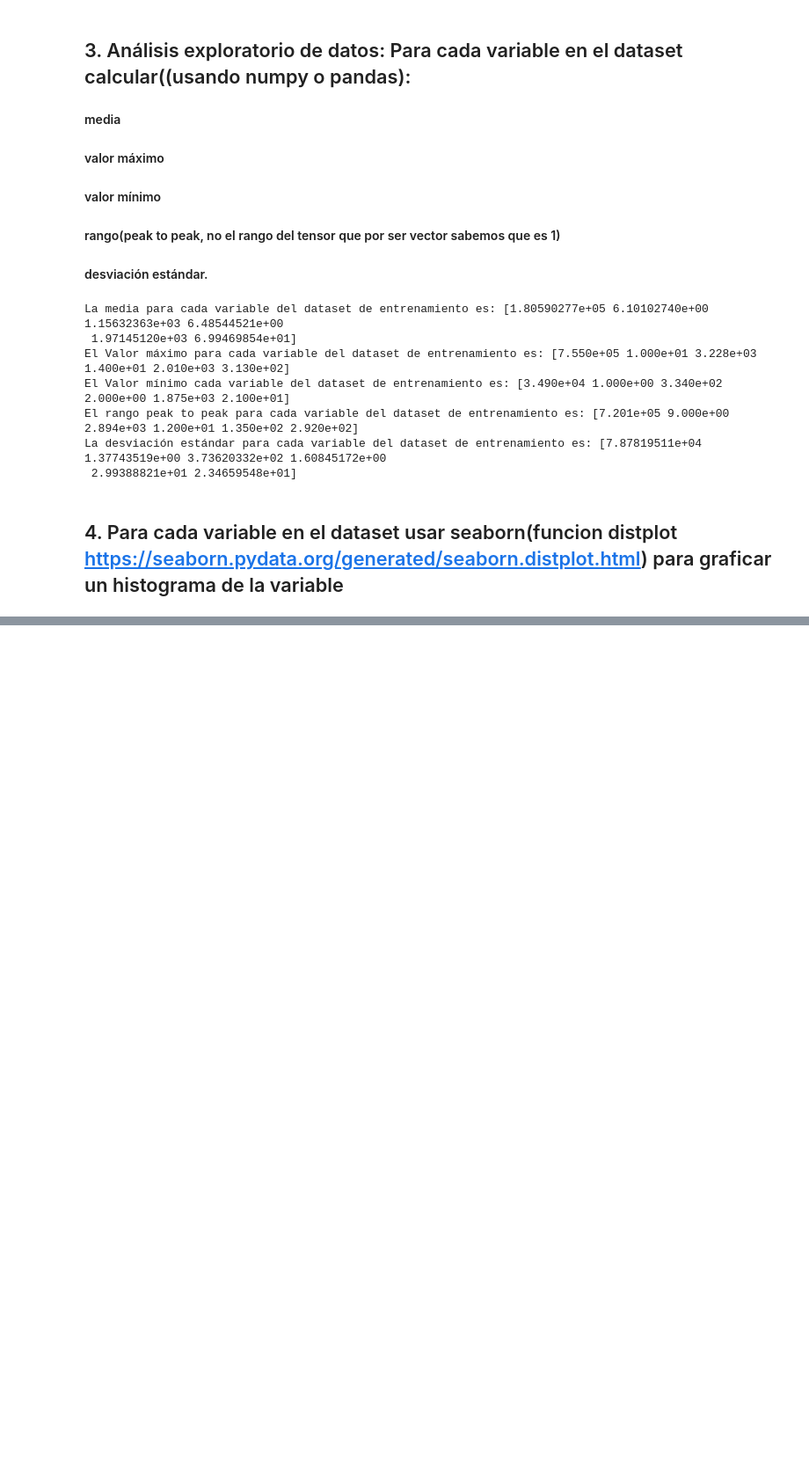
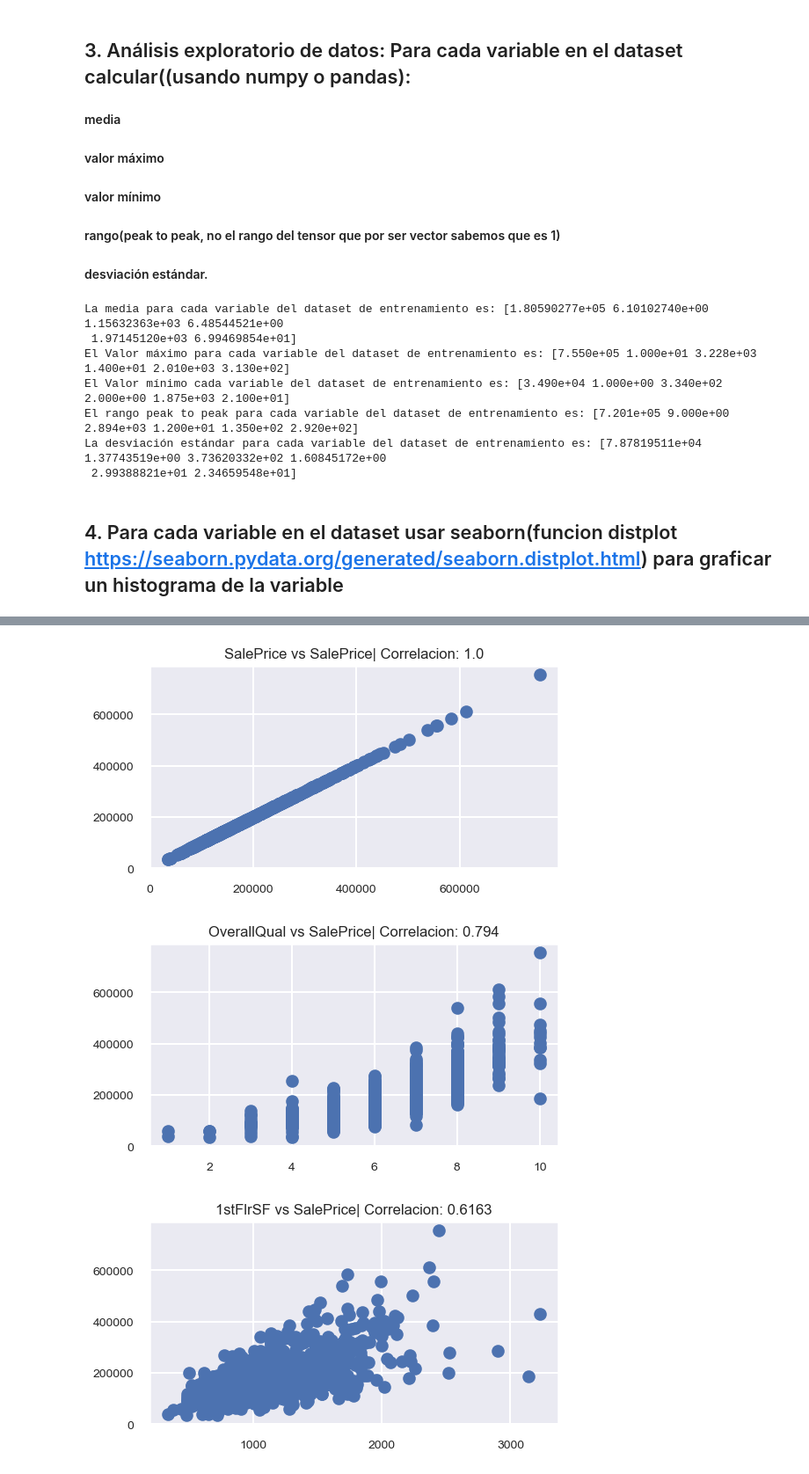
Before and after one commit to CarlosRisch/ProyectoRegresion, a Jupyter notebook: Proyecto1_RegresionLineal.ipynb, the cells around one changed output, grey strips where cells are left out. Shown at 88% size. Cells and saved outputs as stored; diff of their text form; code cells hidden in the pictures; blank space fills up the shorter version.

Commit message:
Se realizo algunas correciones y se agrego el coeficiente de correlacion para las variables X y Y, además se determinó las 2 variables que presentan mayor correlación

```diff
--- a/Proyecto1_RegresionLineal.ipynb
+++ b/Proyecto1_RegresionLineal.ipynb
@@ -216,0 +248,23 @@ https://gist.github.com/mwaskom/de44147ed2974457ad6372750bbe5751
+# %%
+# Vamos a crear una función para cálcular el coeficiente de correlación entre X y Y
+def coef_correlacion_xy(datos, x, y):
+    correlacion = pd.DataFrame(datos[[x, y]]).corr().iloc[0, 1]
+    plt.figure(figsize = (6,3))
+    plt.scatter(data = datos, x = x, y = y)
+    plt.title(str(x) + ' vs ' + str(y) + '| Correlacion: ' + str((round(correlacion, 4))), fontsize = 12)
+    plt.xticks(fontsize = 10)
+    plt.yticks(fontsize = 10)
+    plt.show()
+    return round(correlacion, 4)
+
+# creamos una lista para las variables y las correlaciones
+variables = []
+correlaciones = []
+
+for i in df_datos.columns.to_list():
+    variables.append(i)
+    correlaciones.append(coef_correlacion_xy(set_entrenamiento, i, 'SalePrice'))
+# %% [output]
+[figure, added]
+[figure, added]
+[figure, added]
```
Also changed, not shown: parts of 10 cells of this notebook, 2 other files.
